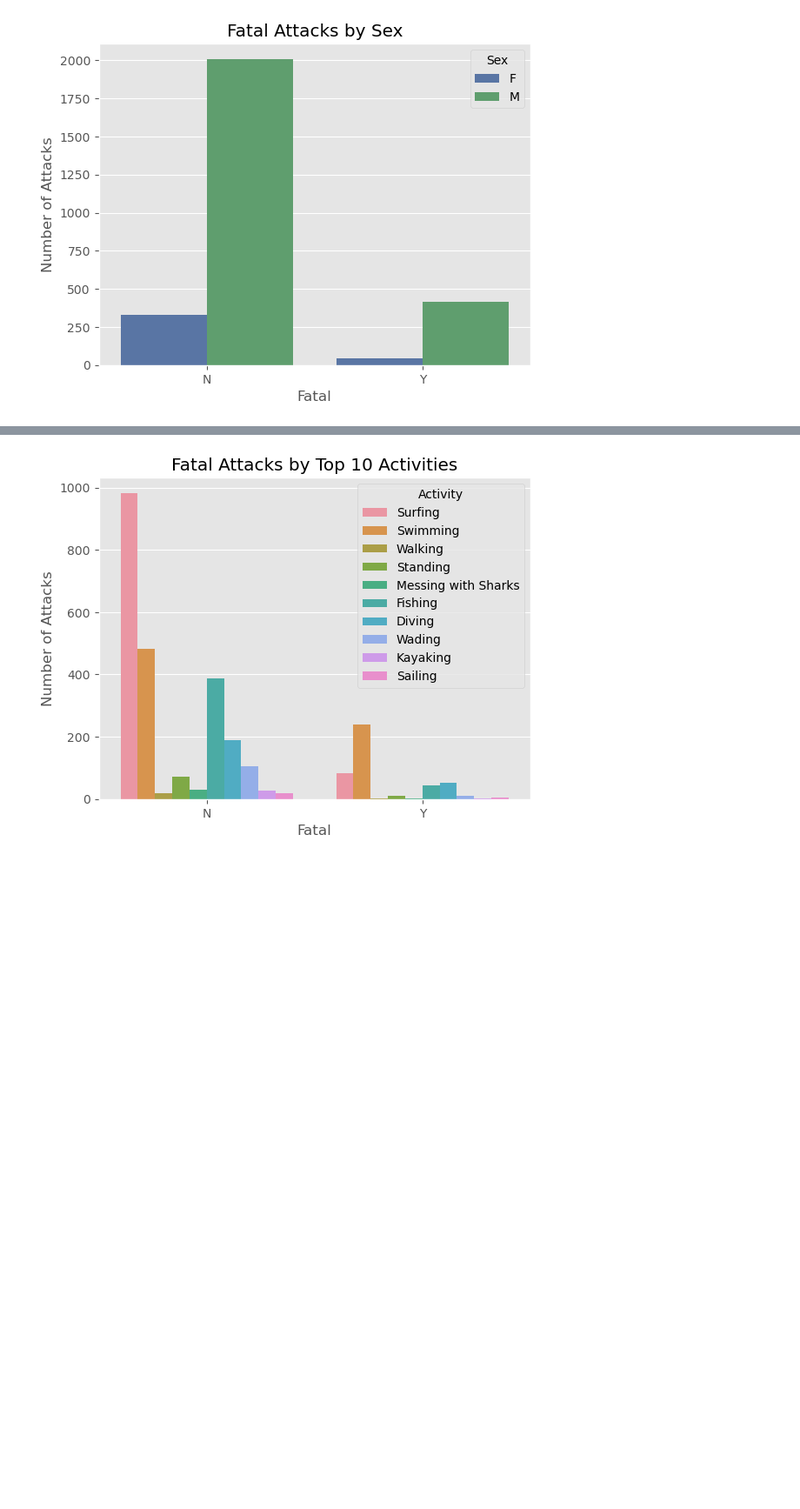
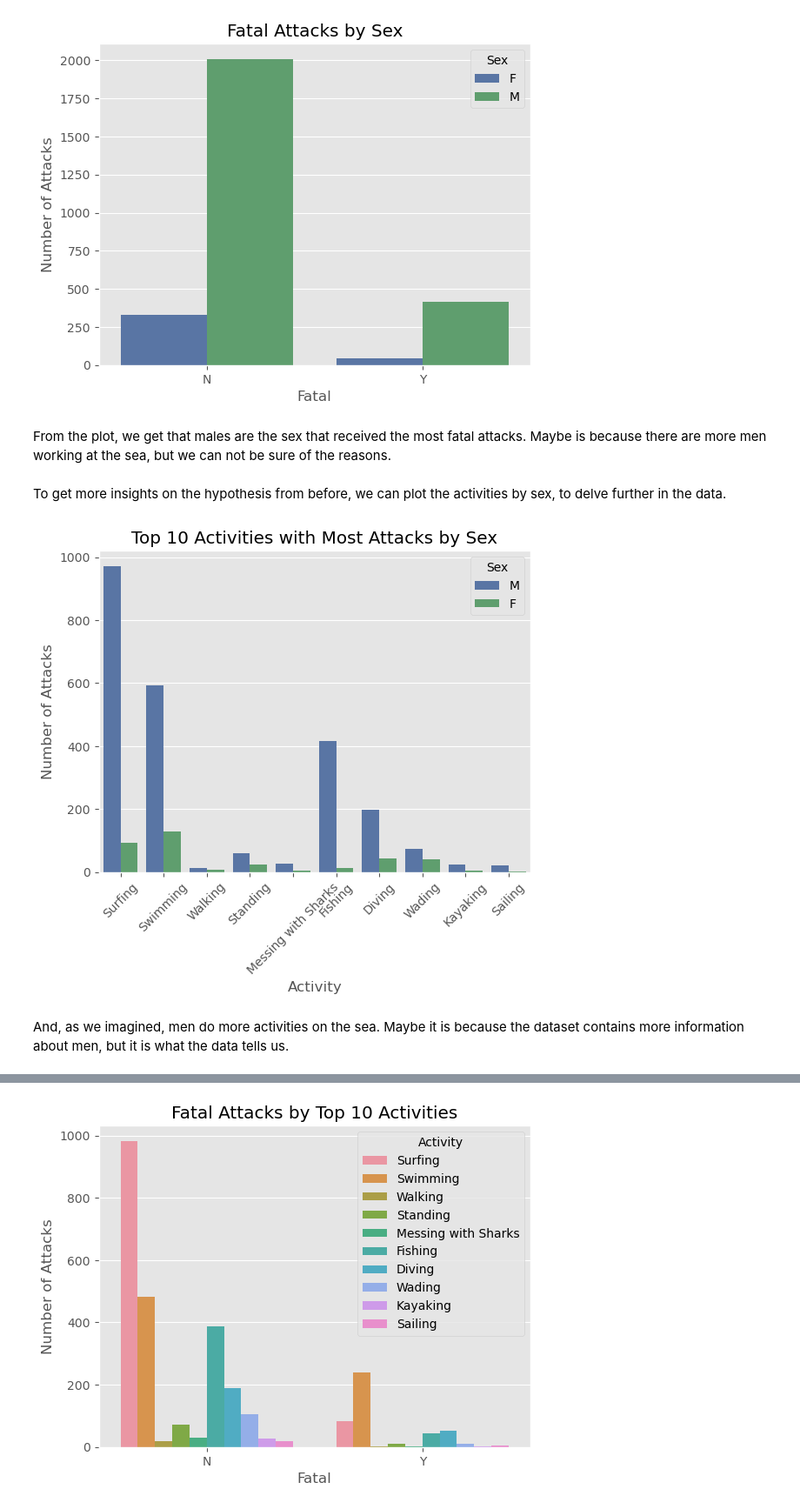
Before and after one commit to Raughar/Shark-Attack-Project, a Jupyter notebook: shark-attack-notebook.ipynb, the cells around one changed output, grey strips where cells are left out. Shown at 87% size. Saved outputs shown, nothing was run; the diff lists cells and outputs as text; code cells hidden in the pictures; blank space fills up the shorter version.

```diff
--- a/shark-attack-notebook.ipynb
+++ b/shark-attack-notebook.ipynb
@@ -86,6 +86,9 @@ original order            float64
 Unnamed: 22                object
 Unnamed: 23                object
 dtype: object
+# %%
+#Dropping duplicates from the dataset.
+sh_att.drop_duplicates(inplace=True)
 # %%
 #Standaraizing the column names
 sh_att.columns = sh_att.columns.str.lower().str.replace(" ", "_").str.replace(".", "_").str.replace(":","_")
@@ -981,3 +990,20 @@ plt.legend(title='Sex')
 plt.show()
 # %% [output]
 [figure]
+# %% [markdown]
+From the plot, we get that males are the sex that received the most fatal attacks. Maybe is because there are more men working at the sea, but we can not be sure of the reasons.
+# %% [markdown]
+To get more insights on the hypothesis from before, we can plot the activities by sex, to delve further in the data.
+# %%
+top_activities = sh_copy['activity'].value_counts().head(10).index
+sns.countplot(x='activity', hue='sex', data=sh_copy[sh_copy['activity'].isin(top_activities)])
+plt.xlabel('Activity')
+plt.ylabel('Number of Attacks')
+plt.title('Top 10 Activities with Most Attacks by Sex')
+plt.legend(title='Sex')
+plt.xticks(rotation=45)
+plt.show()
+# %% [output]
+[figure, added]
+# %% [markdown]
+And, as we imagined, men do more activities on the sea. Maybe it is because the dataset contains more information about men, but it is what the data tells us.
```
Also changed, not shown: parts of 19 cells of this notebook.
